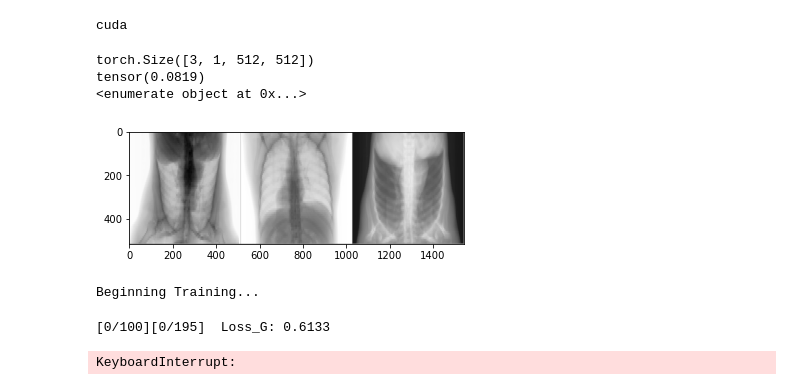
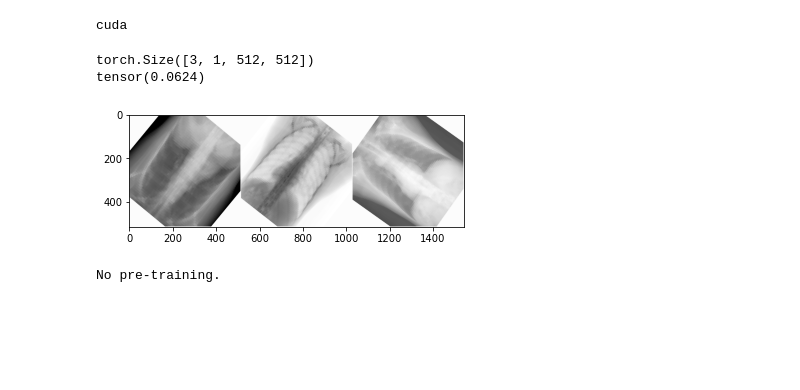
Before and after one commit to danielnflam/GAN-Tests, a Jupyter notebook: main.ipynb, the cells around one changed output. Cells and saved outputs as stored; diff of their text form; code cells hidden in the pictures; blank space fills up the shorter version.

Commit message:
update blocks and losses

```diff
--- a/main.ipynb
+++ b/main.ipynb
@@ -21,10 +21,12 @@ from dataloaders import Dataset_CTCovid19August2020, Dataset_PolyU_CXR
 import transforms
 import blocks
 import pytorch_msssim
+import losses
 
 # Flags:
 flag_debug = False
-flag_retrain_intermediate_network = True
+flag_train_intermediate_network = False # Do we train the generator beforehand?
+flag_retrain_intermediate_network = False # if the generator was trained beforehand, do we retrain it?
 
 # Input directories
 #DRR_directory = "D:\data\CT-Covid-19-August2020\DRR_output"
@@ -33,7 +35,7 @@ DRR_directory = "G:\DanielLam\CT-Covid-19-August2020\DRR_output"
 CXR_directory = "G:\DanielLam\POLYU_COVID19_CXR_CT_Cohort1"
 
 # Save directories
-output_save_directory = Path("./runs/ResUNet_mod_G_PatchGAN_D_v1/")
+output_save_directory = Path("./runs/pix2pix_lung_v2/")
 output_save_directory.mkdir(parents=True, exist_ok=True)
 PATH_G = os.path.join(output_save_directory, "netG.pt") # path to save weights for generator
 PATH_D = os.path.join(output_save_directory, "netD.pt") # path to save weights for discriminator
@@ -47,11 +49,11 @@ randomisation_seed = 42
 num_epochs_generator_pretraining = 100
 
 # Settings for training:
-num_epochs_generator = 20 # Isola et al. Image-to-Image Translation with CGANs
+num_epochs_generator = 400 # Isola et al. Image-to-Image Translation with CGANs
 _batch_size = 3 # 1 per GPU at least
 discriminator_keys_images = ["source", "boneless", "lung"]
 generator_keys_images = ["source"]
-generator_target = "boneless"
+generator_target = "lung"
 image_spatial_size = (512,512)
 
 # Adam Optimiser
@@ -61,13 +63,16 @@ beta1_pretraining = 0.9
 beta2_pretraining = 0.999
 
 # Discriminator
-lr_D = 0.00002
+lr_D = 0.0002
 
 # Generator
 # Parameters from: Isola et al. 2016 Image-to-Image Translation
 lr_G = 0.0002
 beta1=0.5
 beta2=0.999
+
+reg_L1 = 100
+
 """
 # Parameters from: Diakogiannis et al. ResUNet-A paper
 lr = 0.001
@@ -94,10 +99,11 @@ ds_training = Dataset_CTCovid19August2020(os.path.join(DRR_directory,"DRR_direct
                                                os.path.join(DRR_directory),
                                  transform=tvtransforms.Compose([
                                      transforms.Rescale(image_spatial_size, discriminator_keys_images, "PixelSize"),
-                                     transforms.NormaliseBetweenPlusMinus1(discriminator_keys_images),
+                                     transforms.RescalingNormalisation(discriminator_keys_images),
                                      transforms.Random180(discriminator_keys_images, probability=0.5),
                                      transforms.IntensityJitter(discriminator_keys_images,source_image_key="source", rescale_factor_limits=(0.75,1.0), window_motion_limits=(-1,1)),
                                      transforms.RandomIntensityComplement(discriminator_keys_images, probability=0.5),
+                                     transforms.RandomRotation(discriminator_keys_images),
                                      transforms.ToTensor(discriminator_keys_images),
                                      ]))
 
@@ -105,7 +111,7 @@ ds_testing = Dataset_PolyU_CXR(Path(CXR_directory),
                                  transform=tvtransforms.Compose([
                                      transforms.Rescale(image_spatial_size, generator_keys_images, "PixelSize"),
                                      transforms.ImageComplement(generator_keys_images),
-                                     transforms.NormaliseBetweenPlusMinus1(generator_keys_images),
+                                     transforms.RescalingNormalisation(generator_keys_images),
                                      transforms.ToTensor(generator_keys_images),
                                      ]))
 
@@ -125,31 +131,29 @@ dl_testing = DataLoader(ds_testing, batch_size=_batch_size,
 # %%
 def matplotlib_imshow(img, one_channel=False):
     if one_channel:
         img = img.mean(dim=0)
     npimg = img.numpy()
     if one_channel:
         plt.imshow(npimg, cmap="Greys")
     else:
         plt.imshow(np.transpose(npimg, (1, 2, 0)))
 # get some random training images
 dataiter = iter(dl_training)
 sample = dataiter.next()
 print(sample["source"].shape)
 # create grid of images
 img_grid = vutils.make_grid(sample["source"])
 # show images
+
 matplotlib_imshow(img_grid, one_channel=True)
 
 msssim = pytorch_msssim.MSSSIM(window_size=11, size_average=True, channel=1)
-msssim_loss = 1 - msssim(sample["boneless"], sample["source"])
+msssim_loss = 1 - msssim(sample[generator_target], sample["source"])
 print(msssim_loss)
-
-print(enumerate(dl_val))
 # %% [output]
 torch.Size([3, 1, 512, 512])
-tensor(0.0819)
-<enumerate object at 0x...>
+tensor(0.0624)
-[figure, old version]
+[figure, new version]
 # %%
 # Implementation of Network
 def weights_init(m):
@@ -211,7 +219,8 @@ fixed_test_image = next(iter(dl_testing))
 # %%
 # Training loop for Generator first
 import pytorch_msssim
-if flag_retrain_intermediate_network or not(os.path.isfile(PATH_G_int1)):
+if (flag_retrain_intermediate_network or not(os.path.isfile(PATH_G_int1))) and flag_train_intermediate_network:
+    print("Training intermediate network...")
     # Optimiser
     optimizerG = torch.optim.Adam(netG.parameters(), lr=lr_pretraining, betas=(beta1_pretraining, beta2_pretraining))
 
@@ -223,9 +232,11 @@ if flag_retrain_intermediate_network or not(os.path.isfile(PATH_G_int1)):
         msssim_loss = 1 - msssim(testImage, referenceImage)
         total_loss = (1-alpha)*mseloss(testImage, referenceImage) + alpha*msssim_loss
         return total_loss
-
+    # MSSSIM
+    msssim = pytorch_msssim.MSSSIM(window_size=11, size_average=True, channel=1, normalize="relu")
     # Data Input
     img_list_pretraining = []
+    accuracy_list_pretraining = []
     iters=0
     print("Beginning Training...")
     for epoch in range(num_epochs_generator_pretraining):
@@ -255,16 +266,29 @@ if flag_retrain_intermediate_network or not(os.path.isfile(PATH_G_int1)):
                     fake = netG(fixed_training_image).detach().cpu()
                 img_list_pretraining.append(vutils.make_grid(fake, padding=2, normalize=True))
             iters += 1
-
+        # Per epoch, evaluate model on validation data
+        netG.eval()
+        with torch.no_grad():
+            dataiter_val = iter(dl_val)
+            val_sample = dataiter_val.next()
+            val_source = val_sample["source"].to(device)
+            val_output = netG(val_source).cpu()
+            # Calculate loss of val_output v.s. the actual desired output
+            pixel_distance = msssim(val_output, val_sample[generator_target])
+            print('[%d/%d]\tMS-SSIM: %.4f'
+                      % (epoch, num_epochs_generator_pretraining, pixel_distance))
+            accuracy_list_pretraining.append(pixel_distance)
+        netG.train()
+    # SAVE FINAL NETG
     torch.save(netG.state_dict(), PATH_G_int1)
 
 elif not(flag_retrain_intermediate_network) and os.path.isfile(PATH_G_int1):
     # If not retraining, load the network into netG
-    print("Loading Saved Pre-trained State")
+    print("Loading Saved Pre-trained State.")
     netG.load_state_dict(torch.load(PATH_G_int1))
+else:
+    print("No pre-training.")
 # %% [output]
-Beginning Training...
+No pre-training.
-[0/100][0/195]  Loss_G: 0.6133
-KeyboardInterrupt:
 # %%
 # INFERENCE OUTPUTS
```
Also changed, not shown: parts of 6 cells of this notebook, 4 other files.
